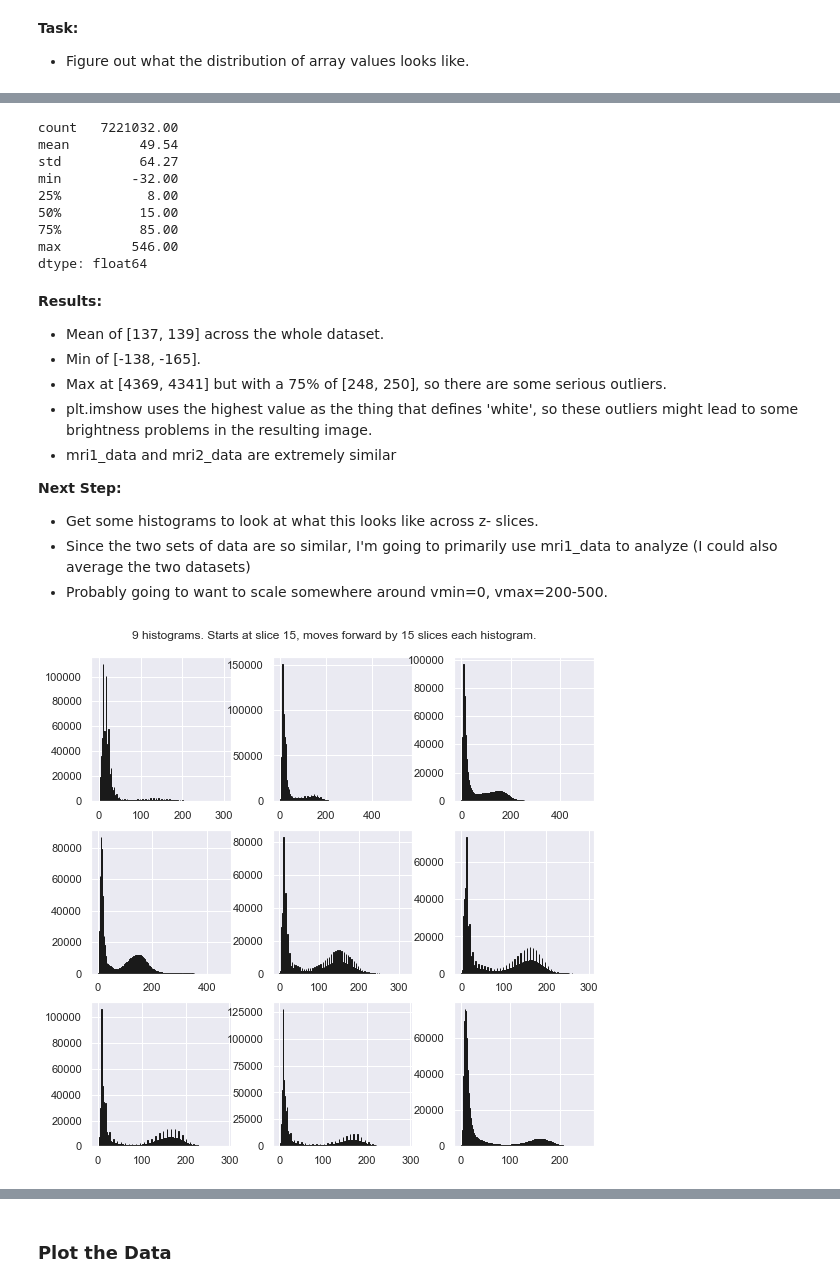
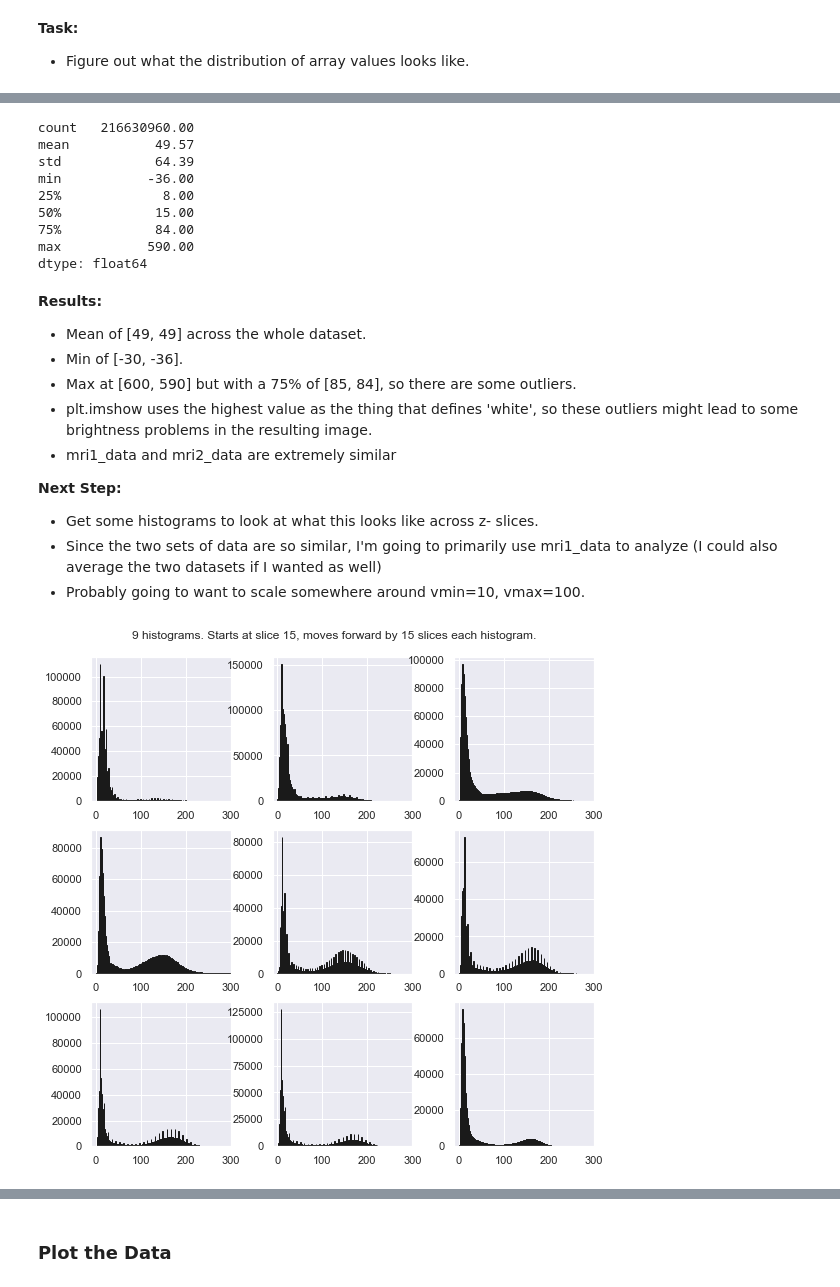
Before and after one commit to loftusa/mri-code-challenge, a Jupyter notebook: Main-analysis.ipynb, the cells around one changed output, grey strips where cells are left out. Drawn from its saved outputs; the diff is of its cells as text; code cells hidden in the pictures.

```diff
--- a/Main-analysis.ipynb
+++ b/Main-analysis.ipynb
@@ -125,48 +130,49 @@ max         536.00
 dtype: float64
 # %%
 # Get quick stats info on session 2
-pd.Series(mri2_data[:, :, :, 0].ravel()).describe()
+pd.Series(mri2_data.ravel()).describe()
 # %% [output]
-count   7221032.00
-mean         49.54
-std          64.27
-min         -32.00
-25%           8.00
-50%          15.00
-75%          85.00
-max         546.00
+count   216630960.00
+mean           49.57
+std            64.39
+min           -36.00
+25%             8.00
+50%            15.00
+75%            84.00
+max           590.00
 dtype: float64
 # %% [markdown]
 **Results:**
 
-- Mean of [137, 139] across the whole dataset.
-- Min of [-138, -165].
-- Max at [4369, 4341] but with a 75% of [248, 250], so there are some serious outliers.
+- Mean of [49, 49] across the whole dataset.
+- Min of [-30, -36].
+- Max at [600, 590] but with a 75% of [85, 84], so there are some outliers.
 - plt.imshow uses the highest value as the thing that defines 'white', so these outliers might lead to some brightness problems in the resulting image.
 - mri1_data and mri2_data are extremely similar
 
 **Next Step:**
 
 - Get some histograms to look at what this looks like across z- slices.
-- Since the two sets of data are so similar, I'm going to primarily use mri1_data to analyze (I could also average the two datasets)
-- Probably going to want to scale somewhere around vmin=0, vmax=200-500.
+- Since the two sets of data are so similar, I'm going to primarily use mri1_data to analyze (I could also average the two datasets if I wanted as well)
+- Probably going to want to scale somewhere around vmin=10, vmax=100.
 # %%
 # TODO: scale data
 # REMEMBER: first time-point (of the 31 time points) is a high-contrast point prior to testing
 
 fig, ax = plt.subplots(3, 3, figsize=(9,9))
 
 # Loop through every 15 axial slices of the first mri data, starting at slice 15, giving the histogram of
 # individual value intensity for each slice.
 for i, axi in enumerate(ax.flat):
     axi.hist(mri1_data[:, :, (15*i + 15), :].ravel(), bins=256,
              fc='k', ec='k');
+    axi.set_xlim(-10, 300)  # To get all histograms in sync labels-wise
 
 # Title the graph
 fig.subplots_adjust(wspace=.3)
 plt.suptitle('9 histograms. Starts at slice 15, moves forward by 15 slices each histogram.', y=0.92);
 # %% [output]
-[figure, old version]
+[figure, new version]
 # %% [markdown]
 **Results:**
 
```
Also changed, not shown: parts of 39 cells of this notebook, 1 other file.
